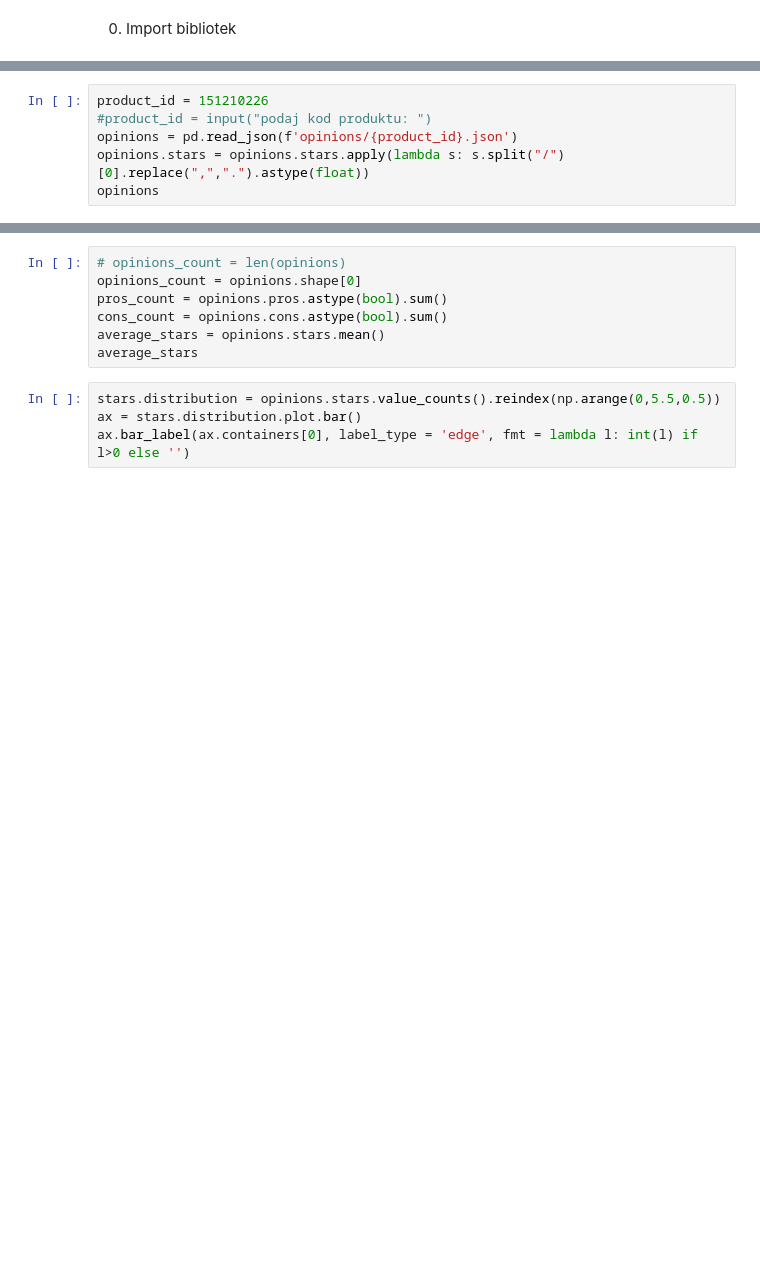
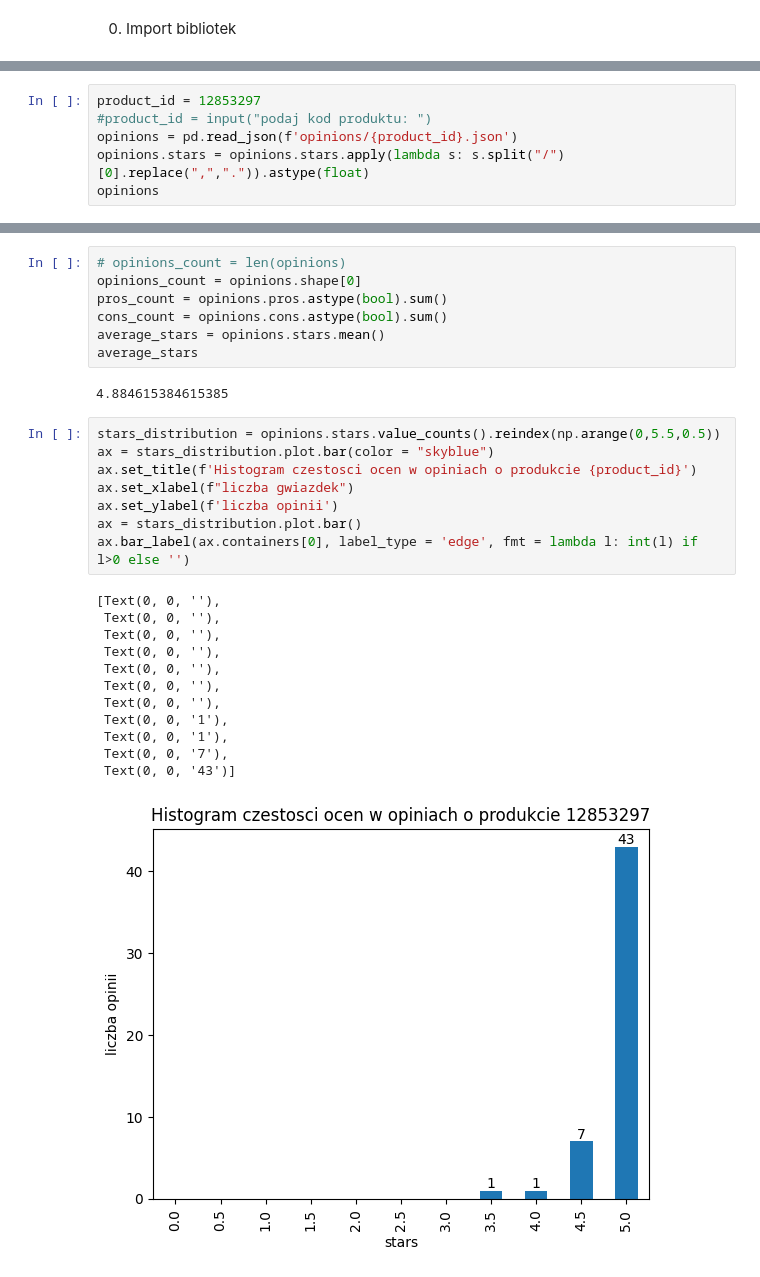
Before and after one commit to FilipCetnarowicz/CeneoScraperFC, a Jupyter notebook: analyzer.ipynb, the cells around one changed output, grey strips where cells are left out. Cells and saved outputs as stored; diff of their text form; blank space fills up the shorter version.

```diff
--- a/analyzer.ipynb
+++ b/analyzer.ipynb
@@ -11,7 +15,7 @@ print([file.split(".")[0] for file in os.listdir("opinions")], sep="\n")
 # %%
-product_id = 151210226
+product_id = 12853297
 #product_id = input("podaj kod produktu: ")
 opinions = pd.read_json(f'opinions/{product_id}.json')
-opinions.stars = opinions.stars.apply(lambda s: s.split("/")[0].replace(",",".").astype(float))
+opinions.stars = opinions.stars.apply(lambda s: s.split("/")[0].replace(",",".")).astype(float)
 opinions
 # %% [output]
@@ -23,7 +43,26 @@ pros_count = opinions.pros.astype(bool).sum()
 cons_count = opinions.cons.astype(bool).sum()
 average_stars = opinions.stars.mean()
 average_stars
+# %% [output]
+4.884615384615385
 # %%
-stars.distribution = opinions.stars.value_counts().reindex(np.arange(0,5.5,0.5))
-ax = stars.distribution.plot.bar()
+stars_distribution = opinions.stars.value_counts().reindex(np.arange(0,5.5,0.5))
+ax = stars_distribution.plot.bar(color = "skyblue")
+ax.set_title(f'Histogram czestosci ocen w opiniach o produkcie {product_id}')
+ax.set_xlabel(f"liczba gwiazdek")
+ax.set_ylabel(f'liczba opinii')
+ax = stars_distribution.plot.bar()
 ax.bar_label(ax.containers[0], label_type = 'edge', fmt = lambda l: int(l) if l>0 else '')
+# %% [output]
+[Text(0, 0, ''),
+ Text(0, 0, ''),
+ Text(0, 0, ''),
+ Text(0, 0, ''),
+ Text(0, 0, ''),
+ Text(0, 0, ''),
+ Text(0, 0, ''),
+ Text(0, 0, '1'),
+ Text(0, 0, '1'),
+ Text(0, 0, '7'),
+ Text(0, 0, '43')]
+[figure, added]
```
Also changed, not shown: parts of 4 cells of this notebook, 1 other file.
